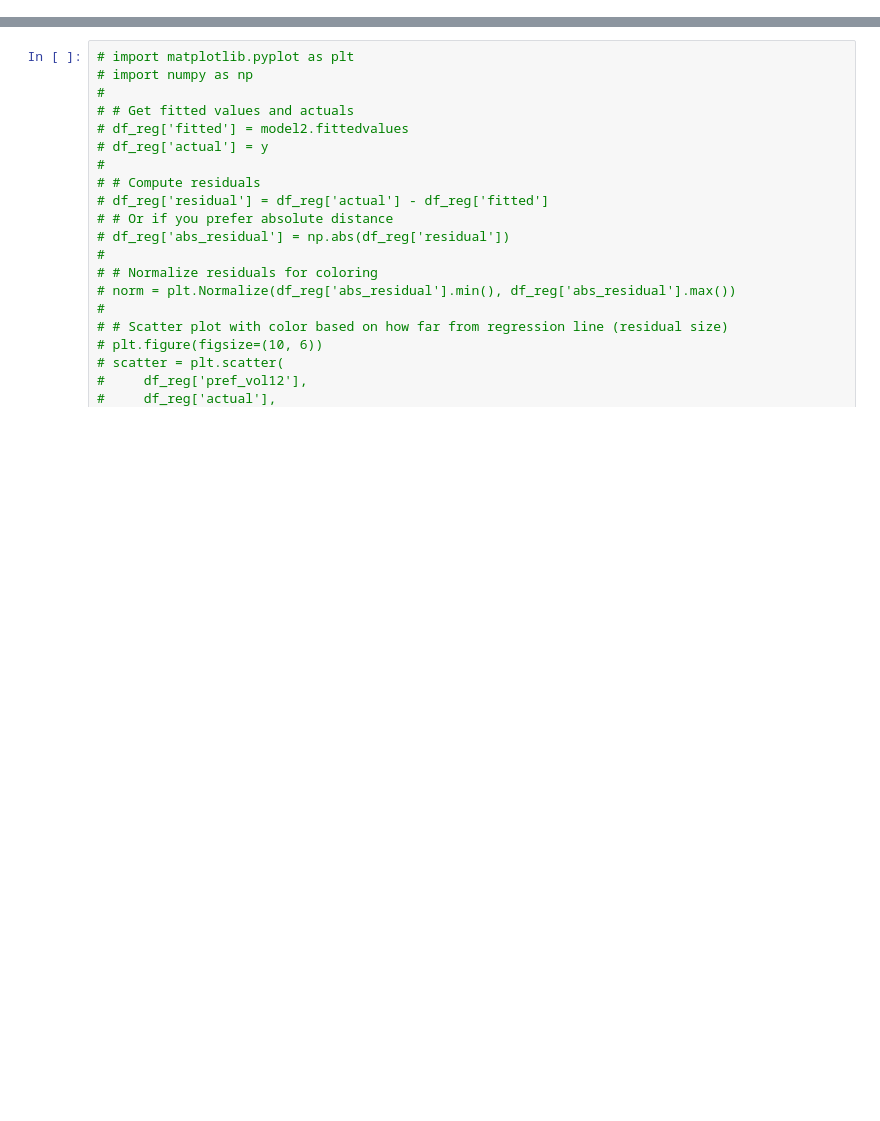
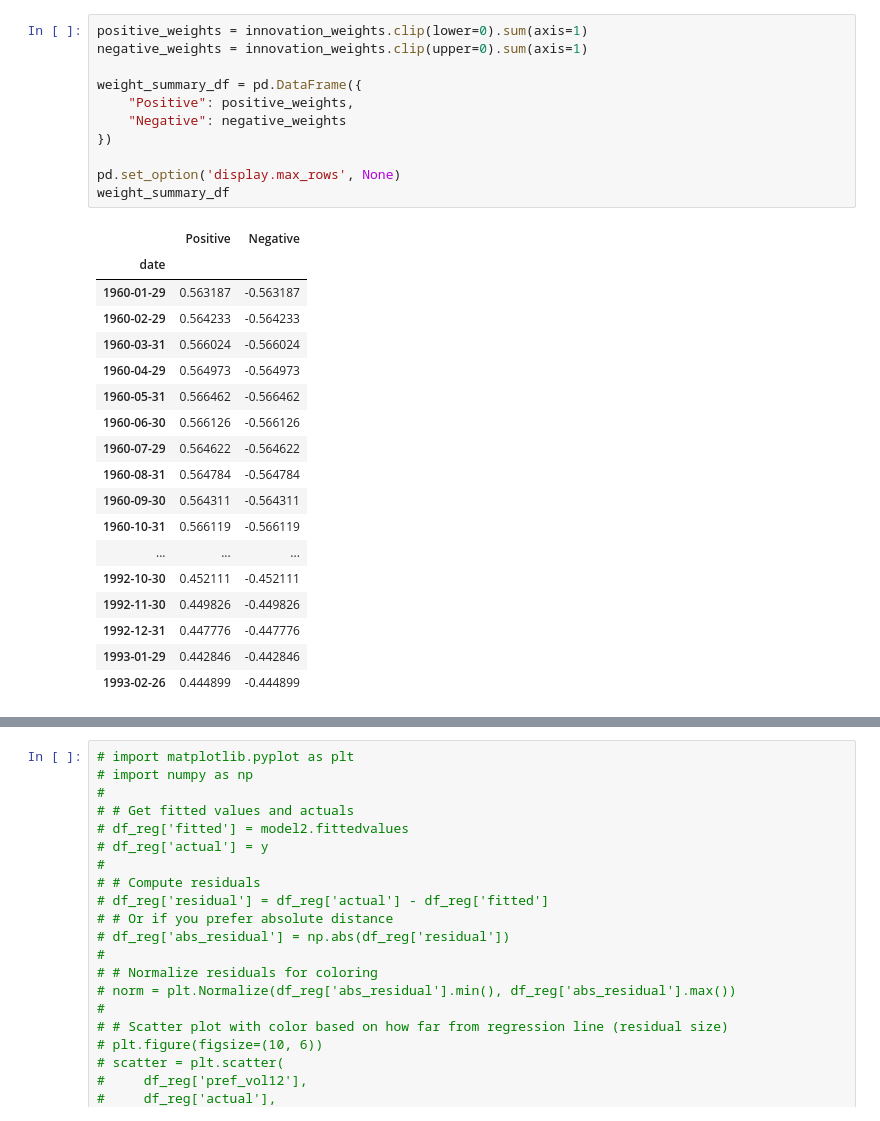
Before and after one commit to eviprous/Invesco-Research, a Jupyter notebook: TestingConstituentData.ipynb, the cells around one changed output, grey strips where cells are left out. Saved outputs shown, nothing was run; the diff lists cells and outputs as text; blank space fills up the shorter version.

```diff
--- a/TestingConstituentData.ipynb
+++ b/TestingConstituentData.ipynb
@@ -123,3 +122,33 @@ innovation_weights.tail()
+# %%
+positive_weights = innovation_weights.clip(lower=0).sum(axis=1)
+negative_weights = innovation_weights.clip(upper=0).sum(axis=1)
+
+weight_summary_df = pd.DataFrame({
+    "Positive": positive_weights,
+    "Negative": negative_weights
+})
+
+pd.set_option('display.max_rows', None)
+weight_summary_df
+# %% [output]
+|  | Positive | Negative |
+| date |  |  |
+| 1960-01-29 | 0.563187 | -0.563187 |
+| 1960-02-29 | 0.564233 | -0.564233 |
+| 1960-03-31 | 0.566024 | -0.566024 |
+| 1960-04-29 | 0.564973 | -0.564973 |
+| 1960-05-31 | 0.566462 | -0.566462 |
+| 1960-06-30 | 0.566126 | -0.566126 |
+| 1960-07-29 | 0.564622 | -0.564622 |
+| 1960-08-31 | 0.564784 | -0.564784 |
+| 1960-09-30 | 0.564311 | -0.564311 |
+| 1960-10-31 | 0.566119 | -0.566119 |
+| ... | ... | ... |
+| 1992-10-30 | 0.452111 | -0.452111 |
+| 1992-11-30 | 0.449826 | -0.449826 |
+| 1992-12-31 | 0.447776 | -0.447776 |
+| 1993-01-29 | 0.442846 | -0.442846 |
+| 1993-02-26 | 0.444899 | -0.444899 |
 # %%
 import matplotlib.pyplot as plt
 
```
Also changed, not shown: parts of 25 cells of this notebook, 8 other files.
